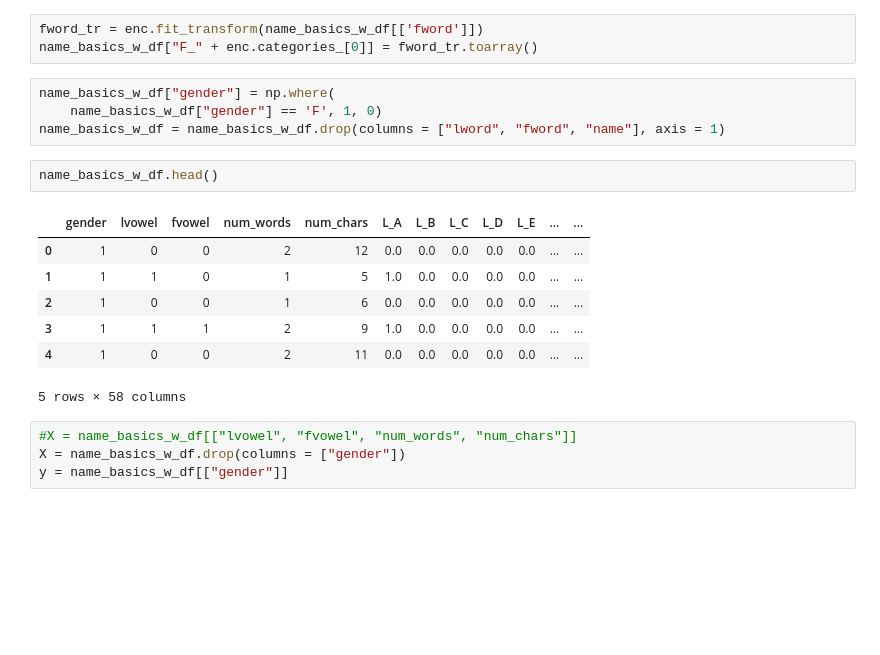
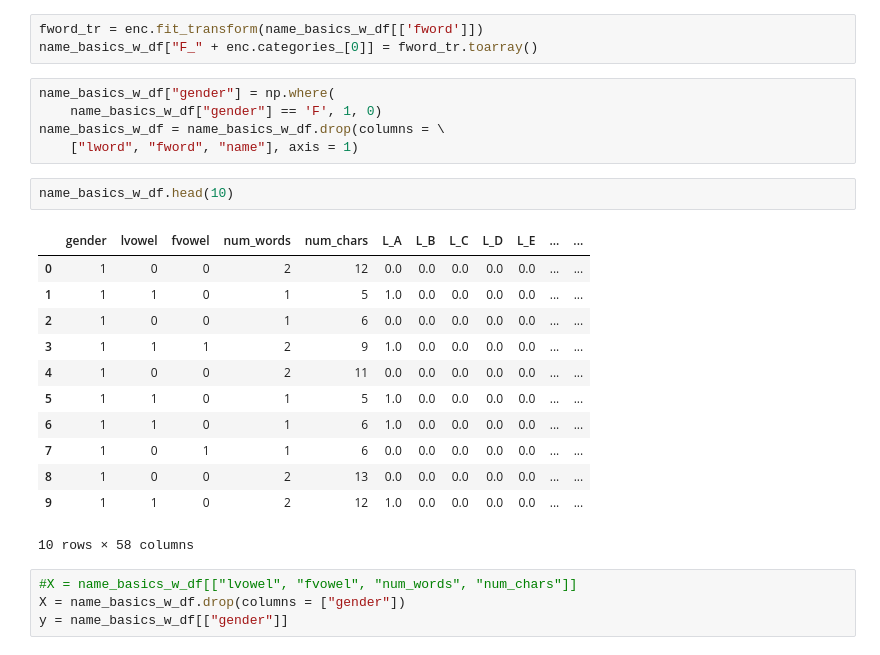
Before and after one commit to sugus-labs/data-science-the-bridge, a Jupyter notebook: 3-machine-learning/sugus/setup.ipynb, the cells around one changed output. Drawn from its saved outputs; the diff is of its cells as text; blank space fills up the shorter version.

```diff
--- a/3-machine-learning/sugus/setup.ipynb
+++ b/3-machine-learning/sugus/setup.ipynb
@@ -409,17 +415,23 @@ name_basics_w_df["F_" + enc.categories_[0]] = fword_tr.toarray()
 # %%
 name_basics_w_df["gender"] = np.where(
     name_basics_w_df["gender"] == 'F', 1, 0)
-name_basics_w_df = name_basics_w_df.drop(columns = ["lword", "fword", "name"], axis = 1)
+name_basics_w_df = name_basics_w_df.drop(columns = \
+    ["lword", "fword", "name"], axis = 1)
 # %%
-name_basics_w_df.head()
+name_basics_w_df.head(10)
 # %% [output]
 |  | gender | lvowel | fvowel | num_words | num_chars | L_A | L_B | L_C | L_D | L_E | ... | ... |
 | 0 | 1 | 0 | 0 | 2 | 12 | 0.0 | 0.0 | 0.0 | 0.0 | 0.0 | ... | ... |
 | 1 | 1 | 1 | 0 | 1 | 5 | 1.0 | 0.0 | 0.0 | 0.0 | 0.0 | ... | ... |
 | 2 | 1 | 0 | 0 | 1 | 6 | 0.0 | 0.0 | 0.0 | 0.0 | 0.0 | ... | ... |
 | 3 | 1 | 1 | 1 | 2 | 9 | 1.0 | 0.0 | 0.0 | 0.0 | 0.0 | ... | ... |
 | 4 | 1 | 0 | 0 | 2 | 11 | 0.0 | 0.0 | 0.0 | 0.0 | 0.0 | ... | ... |
+| 5 | 1 | 1 | 0 | 1 | 5 | 1.0 | 0.0 | 0.0 | 0.0 | 0.0 | ... | ... |
+| 6 | 1 | 1 | 0 | 1 | 6 | 1.0 | 0.0 | 0.0 | 0.0 | 0.0 | ... | ... |
+| 7 | 1 | 0 | 1 | 1 | 6 | 0.0 | 0.0 | 0.0 | 0.0 | 0.0 | ... | ... |
+| 8 | 1 | 0 | 0 | 2 | 13 | 0.0 | 0.0 | 0.0 | 0.0 | 0.0 | ... | ... |
+| 9 | 1 | 1 | 0 | 2 | 12 | 1.0 | 0.0 | 0.0 | 0.0 | 0.0 | ... | ... |
-5 rows × 58 columns
+10 rows × 58 columns
 # %%
 #X = name_basics_w_df[["lvowel", "fvowel", "num_words", "num_chars"]]
 X = name_basics_w_df.drop(columns = ["gender"])
```
Also changed, not shown: parts of 16 cells of this notebook, 2 other files.
